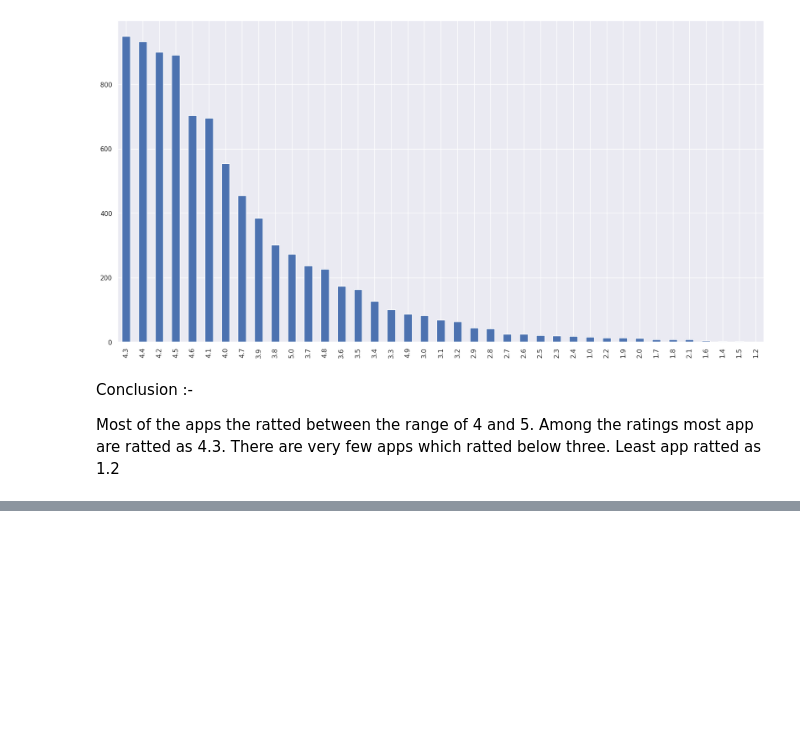
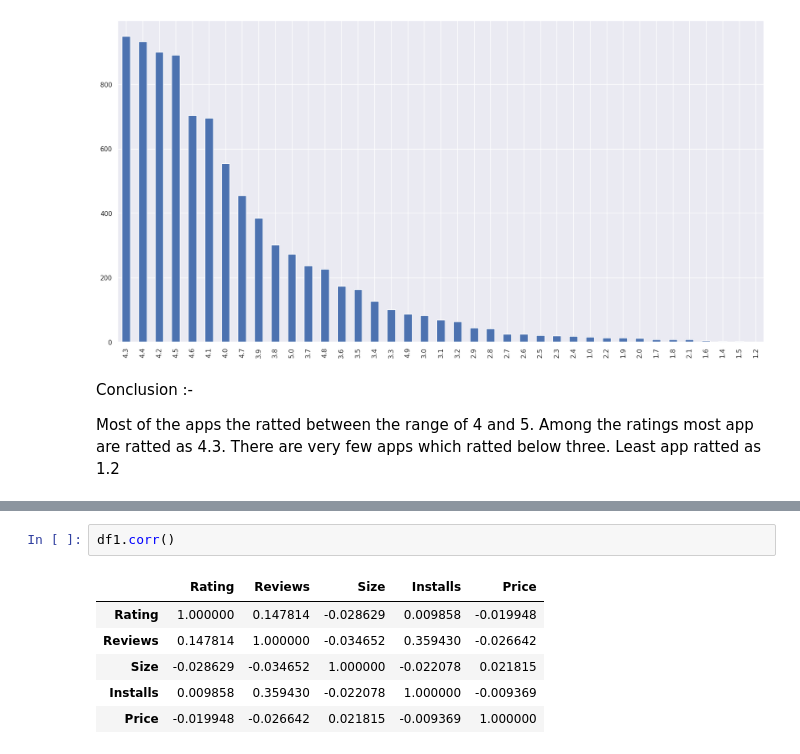
Before and after one commit to Saniyashakur22/EDA-Play-Store-Review-, a Jupyter notebook: My_playstore_colab.ipynb, the cells around one changed output, grey strips where cells are left out. Cells and saved outputs as stored; diff of their text form; blank space fills up the shorter version.

```diff
--- a/My_playstore_colab.ipynb
+++ b/My_playstore_colab.ipynb
@@ -1276,0 +1303,9 @@ Least app ratted as 1.2
+# %%
+df1.corr()
+# %% [output]
+|  | Rating | Reviews | Size | Installs | Price |
+| Rating | 1.000000 | 0.147814 | -0.028629 | 0.009858 | -0.019948 |
+| Reviews | 0.147814 | 1.000000 | -0.034652 | 0.359430 | -0.026642 |
+| Size | -0.028629 | -0.034652 | 1.000000 | -0.022078 | 0.021815 |
+| Installs | 0.009858 | 0.359430 | -0.022078 | 1.000000 | -0.009369 |
+| Price | -0.019948 | -0.026642 | 0.021815 | -0.009369 | 1.000000 |
```
Also changed, not shown: parts of 8 cells of this notebook.
